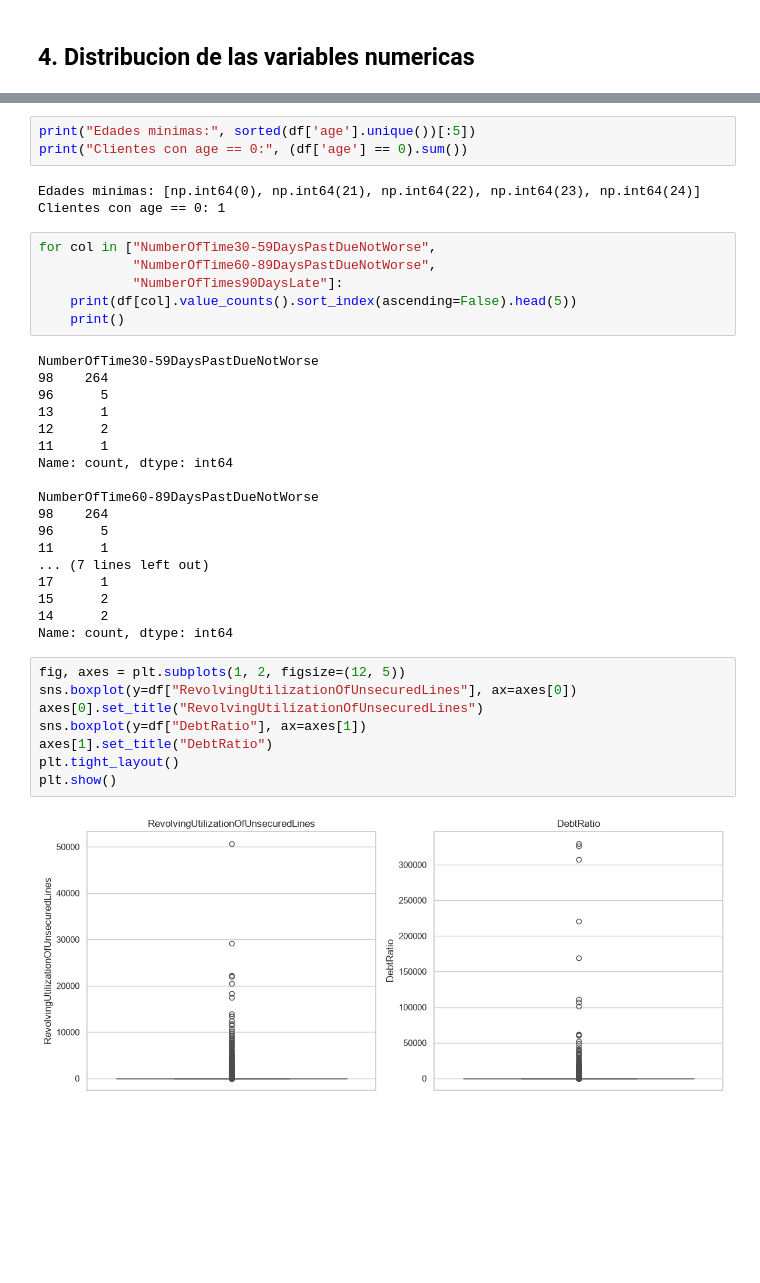
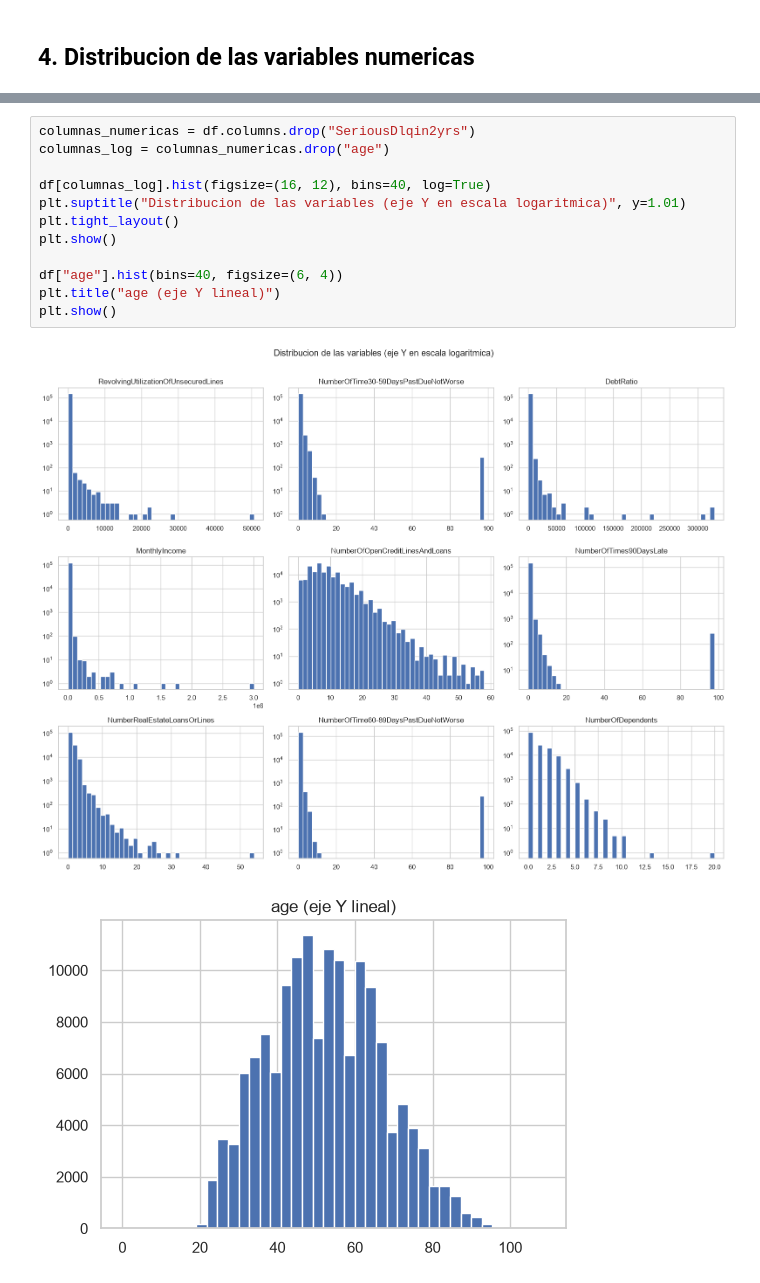
Before and after one commit to EmiiFernandez/data_science_ypf_proyecto, a Jupyter notebook: notebooks/01_analisis_exploratorio.ipynb, the cells around one changed output, grey strips where cells are left out. Drawn from its saved outputs; the diff is of its cells as text; blank space fills up the shorter version.

```diff
--- a/notebooks/01_analisis_exploratorio.ipynb
+++ b/notebooks/01_analisis_exploratorio.ipynb
@@ -119,40 +114,15 @@ Este dataset tiene inconsistencias conocidas:
-# %%
-print("Edades minimas:", sorted(df['age'].unique())[:5])
-print("Clientes con age == 0:", (df['age'] == 0).sum())
-# %% [output]
-Edades minimas: [np.int64(0), np.int64(21), np.int64(22), np.int64(23), np.int64(24)]
-Clientes con age == 0: 1
-# %%
-for col in ["NumberOfTime30-59DaysPastDueNotWorse",
-            "NumberOfTime60-89DaysPastDueNotWorse",
-            "NumberOfTimes90DaysLate"]:
-    print(df[col].value_counts().sort_index(ascending=False).head(5))
-    print()
-# %% [output]
-NumberOfTime30-59DaysPastDueNotWorse
-98    264
-96      5
-13      1
-12      2
-11      1
-Name: count, dtype: int64
-
-NumberOfTime60-89DaysPastDueNotWorse
-98    264
-96      5
-11      1
-... (7 lines left out)
-17      1
-15      2
-14      2
-Name: count, dtype: int64
-# %%
-fig, axes = plt.subplots(1, 2, figsize=(12, 5))
-sns.boxplot(y=df["RevolvingUtilizationOfUnsecuredLines"], ax=axes[0])
-axes[0].set_title("RevolvingUtilizationOfUnsecuredLines")
-sns.boxplot(y=df["DebtRatio"], ax=axes[1])
-axes[1].set_title("DebtRatio")
-plt.tight_layout()
-plt.show()
-# %% [output]
-[figure, removed]
+# %%
+columnas_numericas = df.columns.drop("SeriousDlqin2yrs")
+columnas_log = columnas_numericas.drop("age")
+
+df[columnas_log].hist(figsize=(16, 12), bins=40, log=True)
+plt.suptitle("Distribucion de las variables (eje Y en escala logaritmica)", y=1.01)
+plt.tight_layout()
+plt.show()
+
+df["age"].hist(bins=40, figsize=(6, 4))
+plt.title("age (eje Y lineal)")
+plt.show()
+# %% [output]
+[figure, added]
+[figure, added]
```
Also changed, not shown: parts of 31 cells of this notebook, 4 other files.
